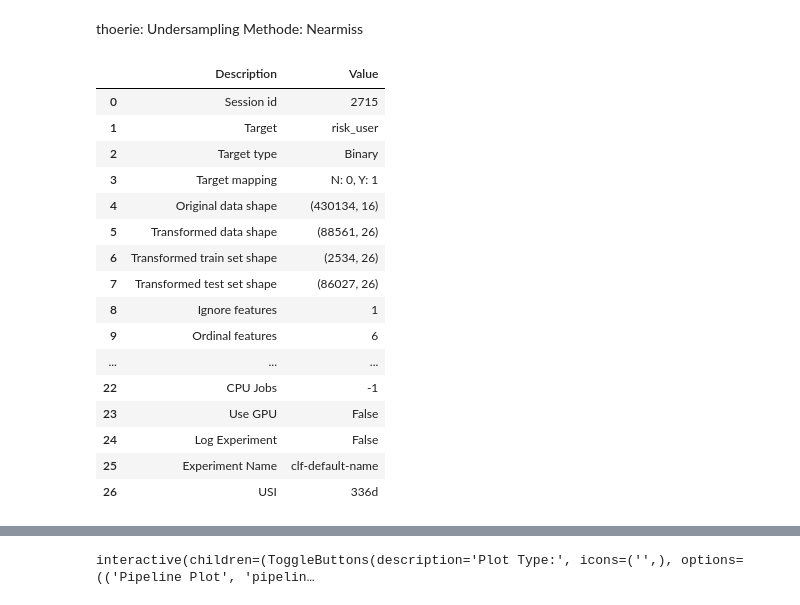
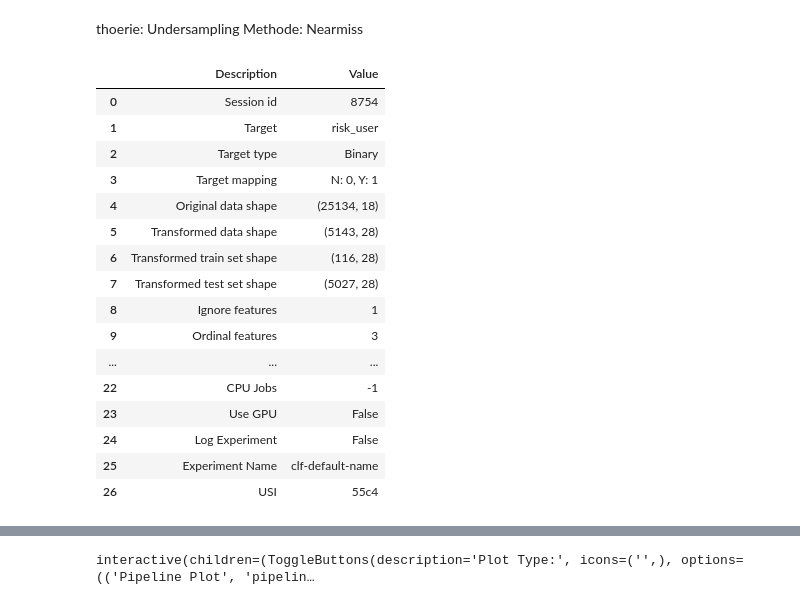
Before and after one commit to yassdenn/cca, a Jupyter notebook: MAIN.ipynb, the cells around one changed output, grey strips where cells are left out. Cells and saved outputs as stored; diff of their text form; code cells hidden in the pictures.

```diff
--- a/MAIN.ipynb
+++ b/MAIN.ipynb
@@ -220,6 +171,7 @@ cca
 #print(cca.isnull().sum())
 # %%
 cca_unique_id = cca.drop_duplicates('applicant_ID')
-cca_unique_id
+cca_unique_id = cca_unique_id.drop(['BEGIN_MONTHS','payment_status'], axis= 1)
+cca_unique_id.sample(10)
 # %% [output]
 |  | applicant_ID | gender | owning_car | owning_property | children_amt | anual_income | education_level | ... |
@@ -464,28 +387,27 @@ best_model_with_oversampling = compare_models()
 
 thoerie: Undersampling Methode: Nearmiss
 # %%
-
-stp_downsampled = pycaret.classification.setup(data = training_data, target = 'risk_user', train_size = 0.8,
+stp_downsampled = pycaret.classification.setup(data = cca_unique_id, target = 'risk_user', train_size = 0.8,
             categorical_features = ['gender','owning_car','children_amt', 'owning_property', 'education_level',
-                                    'marital_status', 'housing_type','owning_work_phone',
-                                    'owning_phone','owning_email','job', 'payment_status'],  fold_strategy = 'kfold',
-            fix_imbalance = True, fix_imbalance_method = imblearn.under_sampling.NearMiss() , fold = 3,
+                                    'marital_status', 'housing_type',
+                                    'job'],  fold_strategy = 'kfold',
+            fix_imbalance = True, fix_imbalance_method = imblearn.under_sampling.NearMiss() , fold = 10,
             ignore_features = ['applicant_ID'])
 # %% [output]
 |  | Description | Value |
-| 0 | Session id | 2715 |
+| 0 | Session id | 8754 |
 | 1 | Target | risk_user |
 | 2 | Target type | Binary |
 | 3 | Target mapping | N: 0, Y: 1 |
-| 4 | Original data shape | (430134, 16) |
-| 5 | Transformed data shape | (88561, 26) |
-| 6 | Transformed train set shape | (2534, 26) |
-| 7 | Transformed test set shape | (86027, 26) |
+| 4 | Original data shape | (25134, 18) |
+| 5 | Transformed data shape | (5143, 28) |
+| 6 | Transformed train set shape | (116, 28) |
+| 7 | Transformed test set shape | (5027, 28) |
 | 8 | Ignore features | 1 |
-| 9 | Ordinal features | 6 |
+| 9 | Ordinal features | 3 |
 | ... | ... | ... |
 | 22 | CPU Jobs | -1 |
 | 23 | Use GPU | False |
 | 24 | Log Experiment | False |
 | 25 | Experiment Name | clf-default-name |
-| 26 | USI | 336d |
+| 26 | USI | 55c4 |
```
Also changed, not shown: parts of 23 cells of this notebook, 1 other file.
